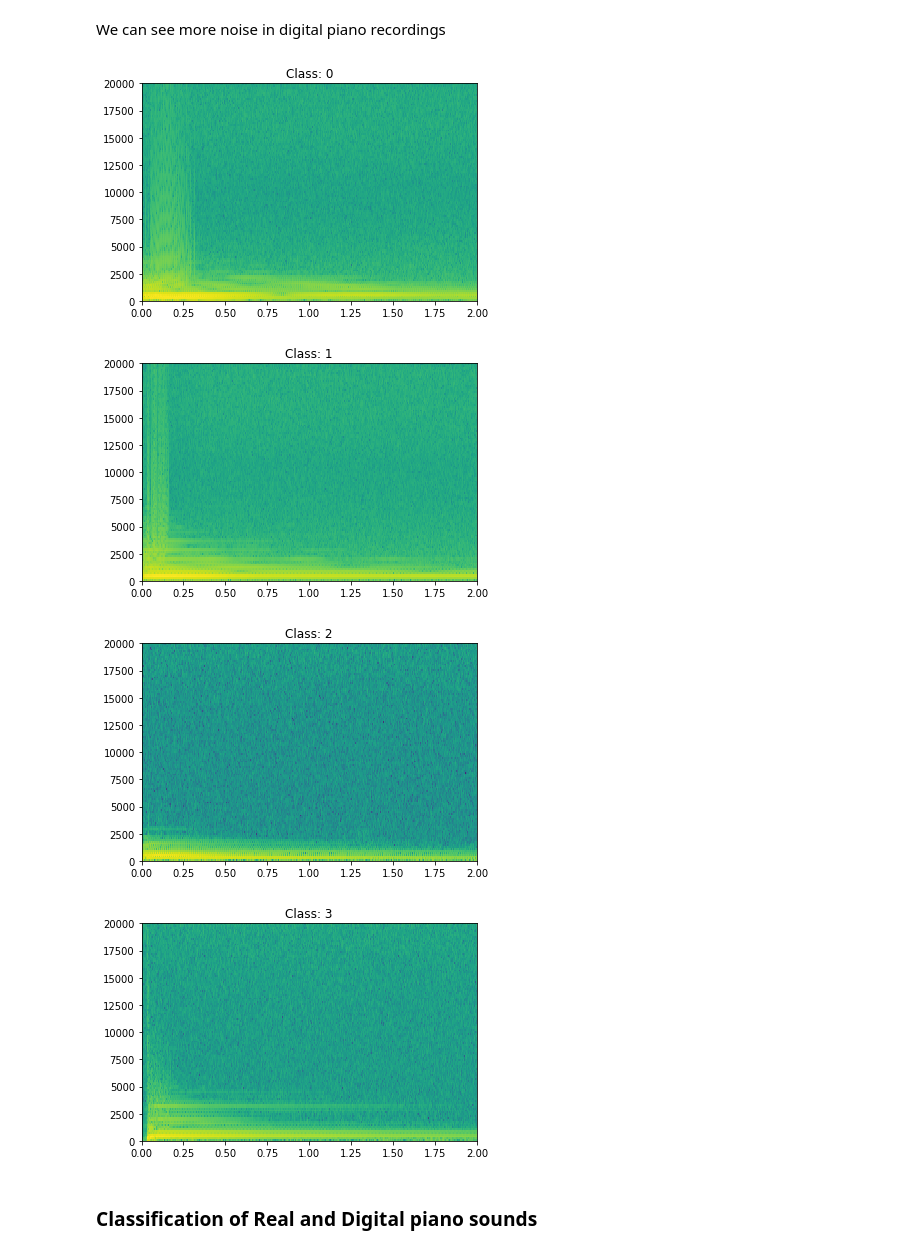
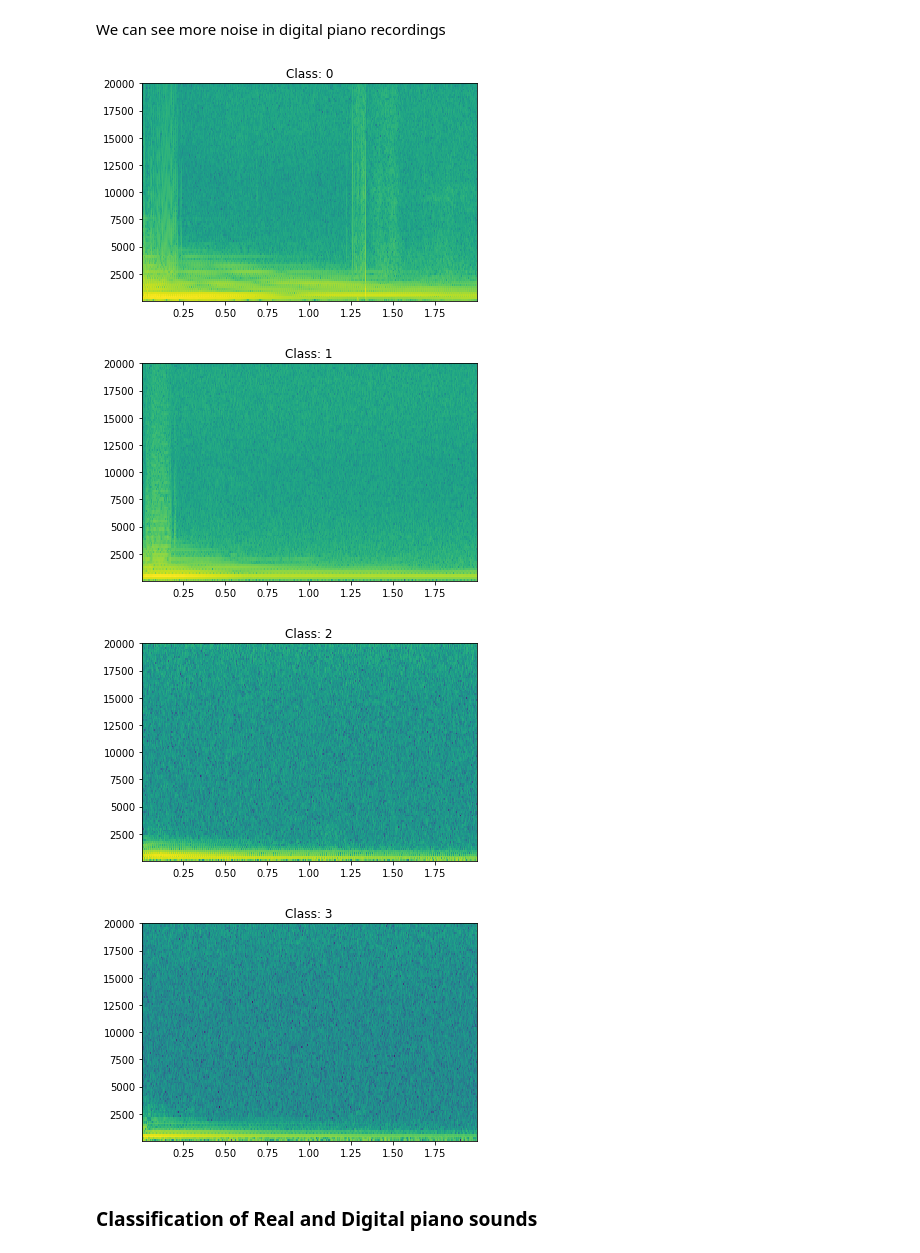
Before and after one commit to ilee102/AI-Piano, a Jupyter notebook: Exploration.ipynb, the cells around one changed output. Cells and saved outputs as stored; diff of their text form; code cells hidden in the pictures.

```diff
--- a/Exploration.ipynb
+++ b/Exploration.ipynb
@@ -84,8 +127,8 @@ Features: [ -3261519  -3308540  -1790548 ... -37763702 -40994944 -44785545]
 %matplotlib inline
 from matplotlib import pyplot as plt
 
-for class_id in range(2):
-    example = features[labels == class_id][12] # first example of this class
+for class_id in range(4):
+    example = features[labels == class_id][1] # first example of this class
     plt.figure()
     plt.plot(example)
     plt.title("Class: {}".format(class_id))
@@ -99,19 +144,19 @@ We can see more noise in digital piano recordings
 # %%
 %matplotlib inline
 from matplotlib import pyplot as plt
 
 for class_id in range(4):
-    example = features[labels == class_id][10] # first example of this class
+    example = features[labels == class_id][1] # first example of this class
     plt.figure()
     plt.specgram(example, Fs=44100, NFFT=256, noverlap=128, Fc=0)
     #plt.yscale("log")
     plt.ylim(20, 20000) # audible frequencies
     plt.title("Class: {}".format(class_id))
 # %% [output]
-[figure, old version]
+[figure, new version]
-[figure, old version]
+[figure, new version]
-[figure, old version]
+[figure, new version]
-[figure, old version]
+[figure, new version]
 # %% [markdown]
 ### Classification of Real and Digital piano sounds
 # %% [markdown]
```
Also changed, not shown: parts of 7 cells of this notebook.
